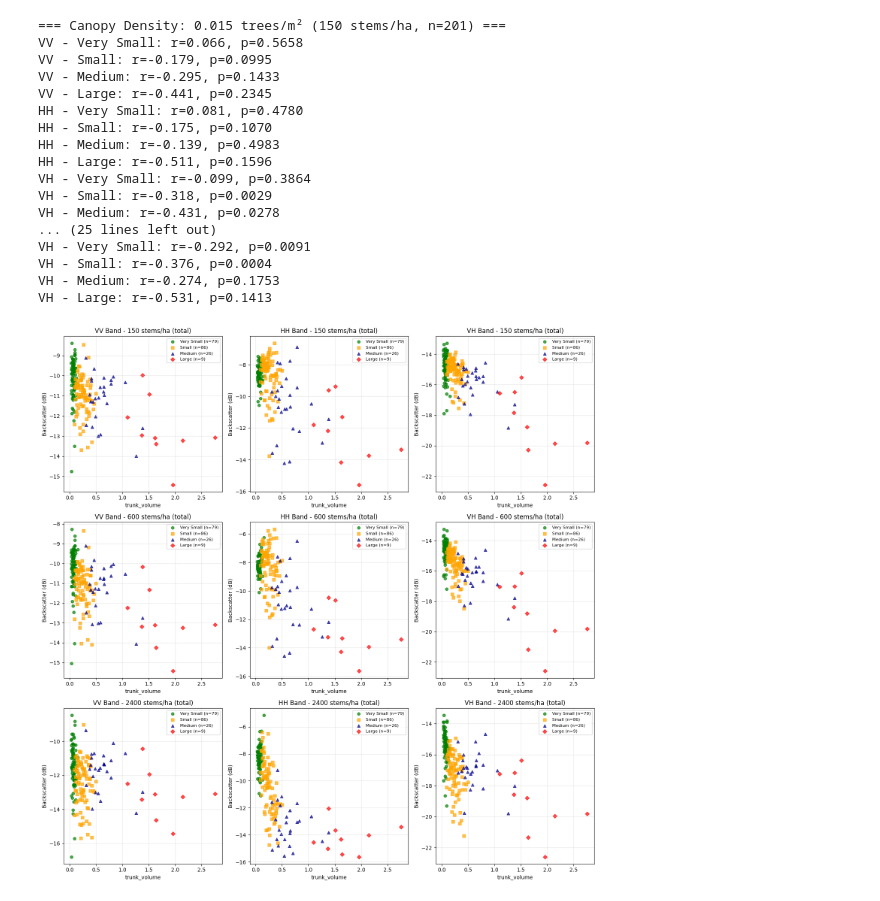
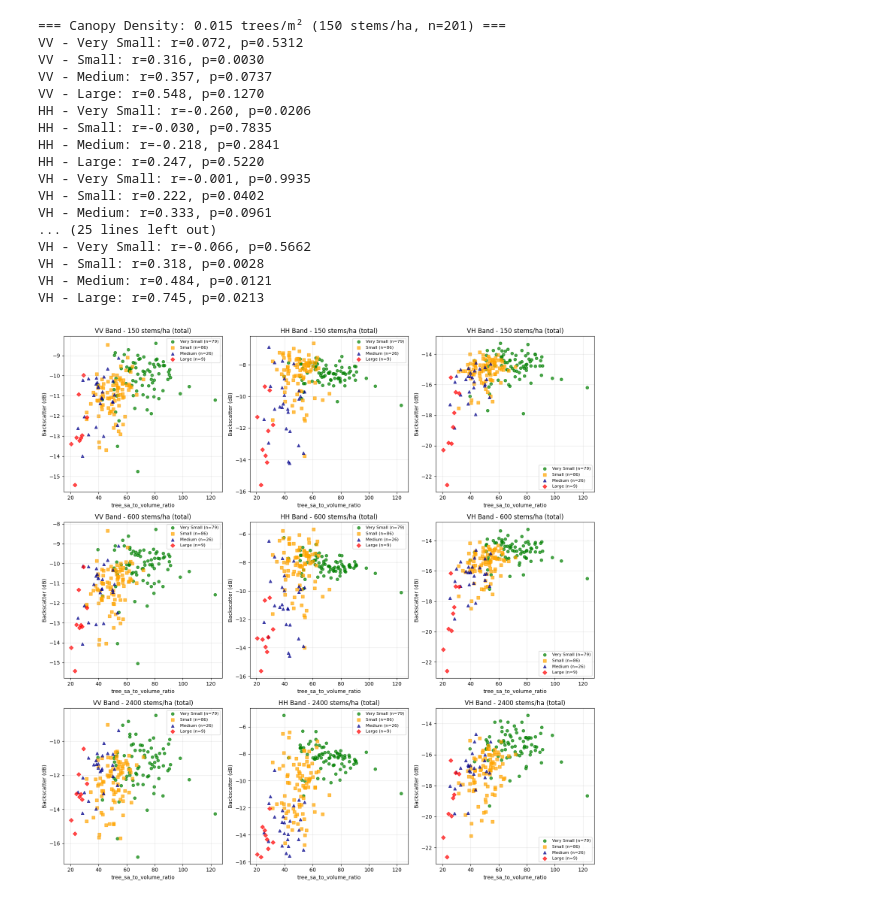
Before and after one commit to wanxinyang/RCT_Pipeline_MIMICS_Integration, a Jupyter notebook: analysis/sav_analysis.ipynb, the cells around one changed output. Saved outputs shown, nothing was run; the diff lists cells and outputs as text; code cells hidden in the pictures.

```diff
--- a/analysis/sav_analysis.ipynb
+++ b/analysis/sav_analysis.ipynb
@@ -82,47 +82,47 @@ def analyze_sa_ratio(csv_file, x_param='tree_sa_to_volume_ratio', backscatter_ty
             ax.set_xlabel(x_param)
             ax.set_ylabel('Backscatter (dB)')
             ax.set_title(f'{band_name} Band - {stems_per_ha:.0f} stems/ha ({backscatter_type})')
             ax.grid(True, alpha=0.3)
             ax.legend(fontsize=8)
 
     plt.tight_layout()
     plt.savefig(f'{x_param}_{backscatter_type}_analysis_{frequency}GHz_{angle}deg_multidens.png',
                 dpi=300, bbox_inches='tight')
     plt.show()
 
 csv_file = r"/home/ucfargt@ad.ucl.ac.uk/Documents/mimics/model_output.csv"
 
 """
     x_param = tree_sa_to_volume_ratio, trunk_to_tree_volume_ratio, canopy_to_tree_volume_ratio, total_canopy_volume, total_canopy_surface_area, trunk_volume, trunk_surface_area, total_tree_volume, total_tree_surface_area
     backscatter_type = [total, direct_crown, direct_ground, trunk_ground, gnd_crown_gnd,
     frequency_values = [0.43]
     canopy_density_values = [0.015, 0.06, 0.24, 0.48, 0.72]
     soil_moisture_values = [0.25, 0.5, 0.75]
 """
 
 analyze_sa_ratio(csv_file,
-                x_param='trunk_volume',
+                x_param='tree_sa_to_volume_ratio',
                 backscatter_type='total',
                 frequency=0.43,
                 angle=30,
                 soil_moisture=0.5,
                 canopy_densities=[0.015, 0.06, 0.24])
 # %% [output]
 === Canopy Density: 0.015 trees/m² (150 stems/ha, n=201) ===
-VV - Very Small: r=0.066, p=0.5658
-VV - Small: r=-0.179, p=0.0995
-VV - Medium: r=-0.295, p=0.1433
-VV - Large: r=-0.441, p=0.2345
-HH - Very Small: r=0.081, p=0.4780
-HH - Small: r=-0.175, p=0.1070
-HH - Medium: r=-0.139, p=0.4983
-HH - Large: r=-0.511, p=0.1596
-VH - Very Small: r=-0.099, p=0.3864
-VH - Small: r=-0.318, p=0.0029
-VH - Medium: r=-0.431, p=0.0278
+VV - Very Small: r=0.072, p=0.5312
+VV - Small: r=0.316, p=0.0030
+VV - Medium: r=0.357, p=0.0737
+VV - Large: r=0.548, p=0.1270
+HH - Very Small: r=-0.260, p=0.0206
+HH - Small: r=-0.030, p=0.7835
+HH - Medium: r=-0.218, p=0.2841
+HH - Large: r=0.247, p=0.5220
+VH - Very Small: r=-0.001, p=0.9935
+VH - Small: r=0.222, p=0.0402
+VH - Medium: r=0.333, p=0.0961
 ... (25 lines left out)
-VH - Very Small: r=-0.292, p=0.0091
-VH - Small: r=-0.376, p=0.0004
-VH - Medium: r=-0.274, p=0.1753
-VH - Large: r=-0.531, p=0.1413
+VH - Very Small: r=-0.066, p=0.5662
+VH - Small: r=0.318, p=0.0028
+VH - Medium: r=0.484, p=0.0121
+VH - Large: r=0.745, p=0.0213
-[figure, old version]
+[figure, new version]
```
